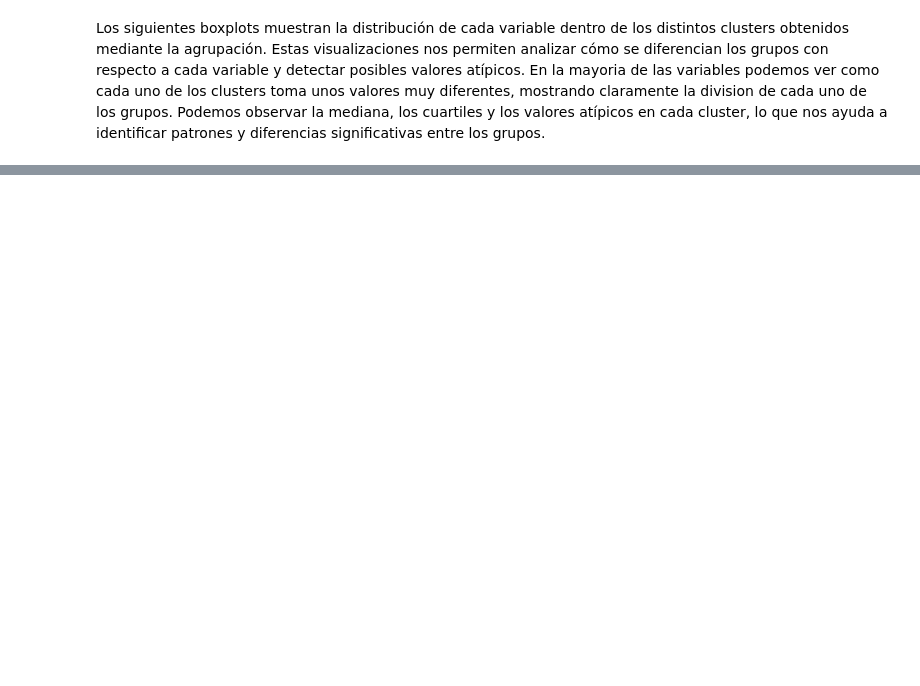
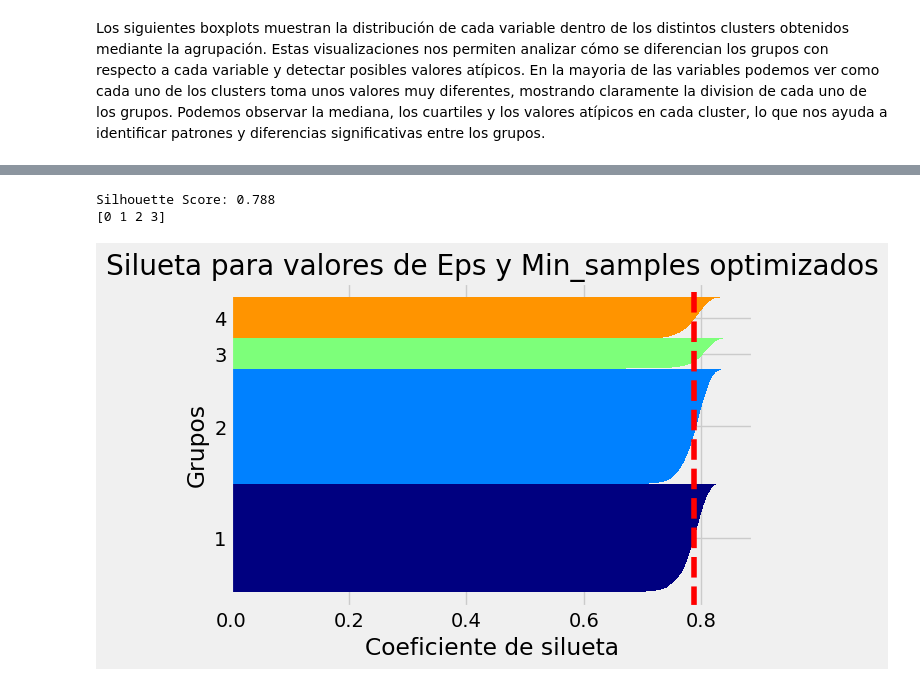
Before and after one commit to InteligenciaNegocios-G14/Laboratorio2, a Jupyter notebook: Laboratorio2.ipynb, the cells around one changed output, grey strips where cells are left out. Cells and saved outputs as stored; diff of their text form; code cells hidden in the pictures; blank space fills up the shorter version.

```diff
--- a/Laboratorio2.ipynb
+++ b/Laboratorio2.ipynb
@@ -533,0 +640,10 @@ for col in data_scaled.columns:
+# %%
+dbscan = DBSCAN(eps=1.3888888888888888, min_samples=3)
+cluster_labels = dbscan.fit_predict(data_scaled)
+print(f"Silhouette Score: {silhouette_score(data_scaled, cluster_labels):.3f}")
+plt.figure(figsize=(6, 4))
+plot_silhouette(data=data_scaled, labels=cluster_labels, title=f'Silueta para valores de Eps y Min_samples optimizados')
+# %% [output]
+Silhouette Score: 0.788
+[0 1 2 3]
+[figure, added]
```
Also changed, not shown: parts of 26 cells of this notebook.
